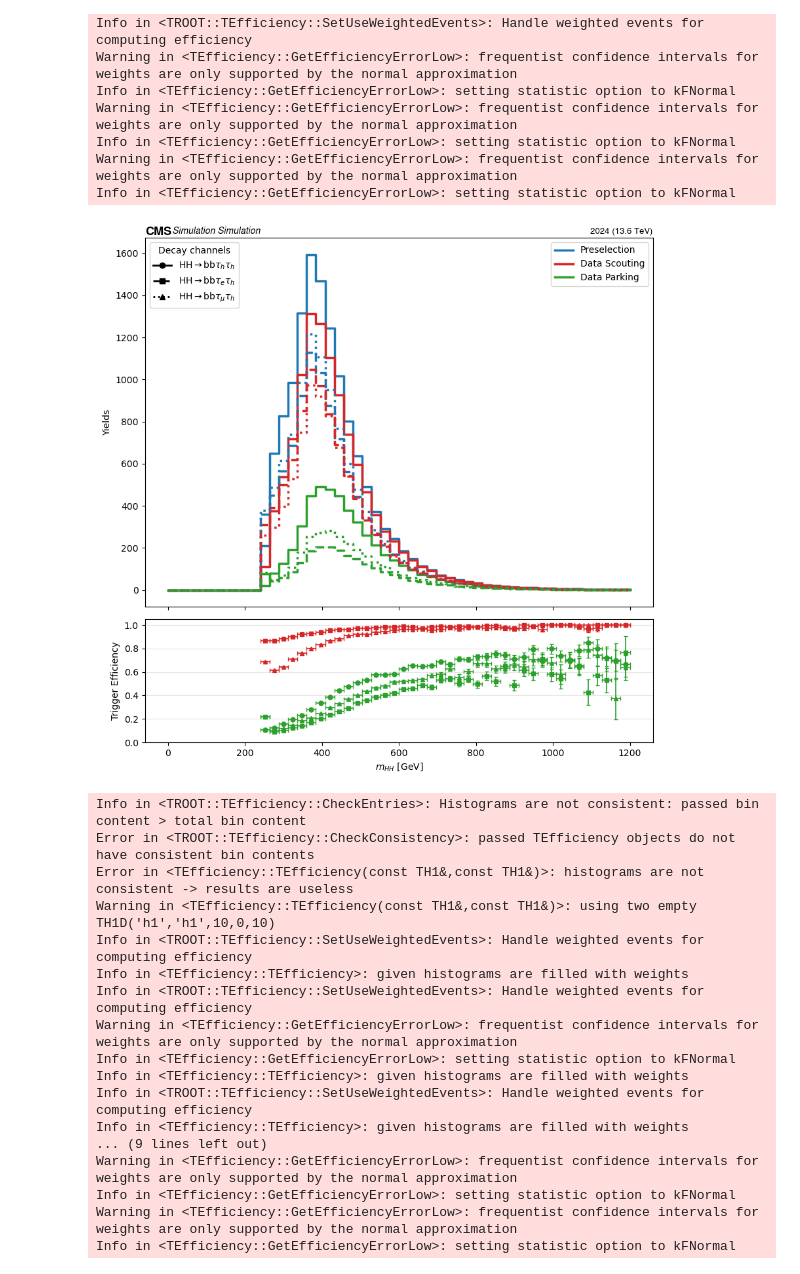
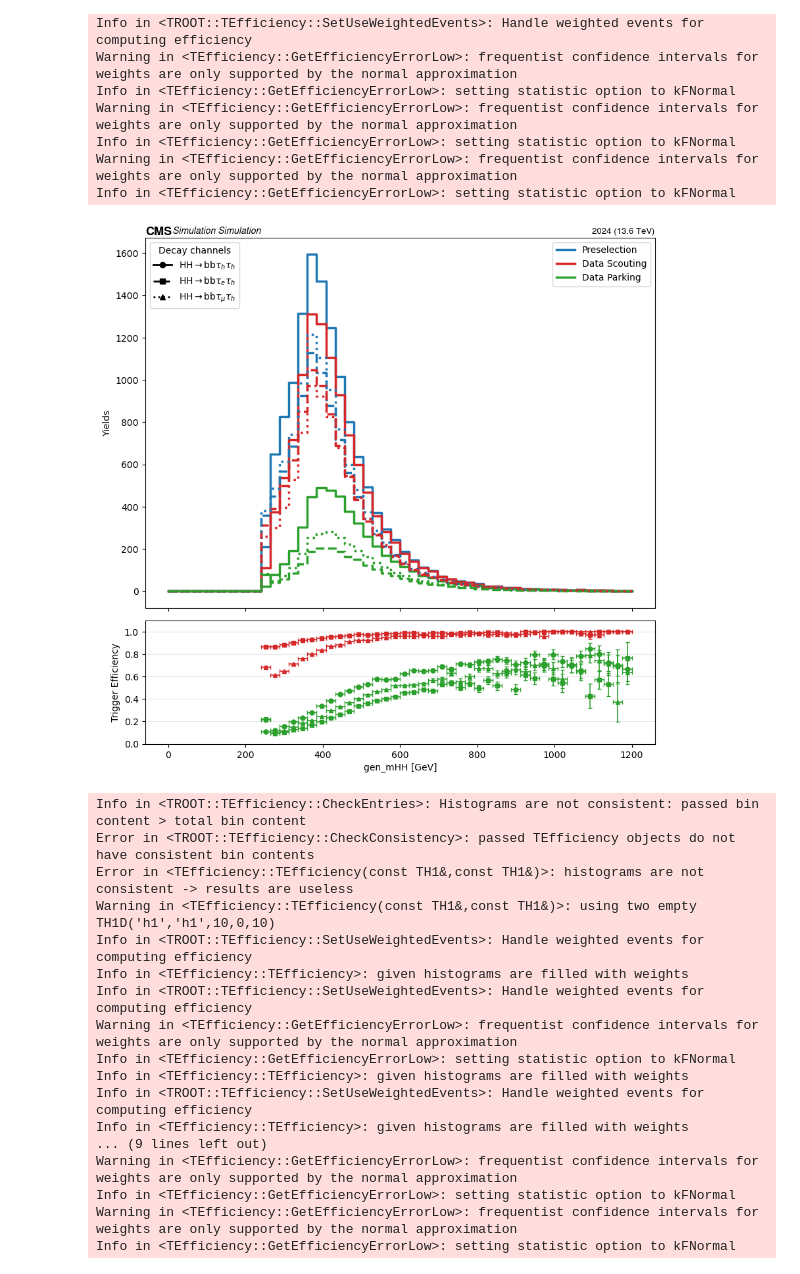
Before and after one commit to mhuwiler/Ana, a Jupyter notebook: Selection.ipynb, the cells around one changed output. Saved outputs shown, nothing was run; the diff lists cells and outputs as text; code cells hidden in the pictures.

```diff
--- a/Selection.ipynb
+++ b/Selection.ipynb
@@ -305,0 +313,21 @@ sig_df = sig_df.Define("w", "genWeight")
+# %%
+dy_df = (dy_df
+    .Define("ak8_pt0", "ScoutingFatPFJetRecluster_pt[0]")
+    .Define("ak8_pt1", "ScoutingFatPFJetRecluster_pt[1]")
+    .Define("ak4_pt0", "ScoutingPFJetRecluster_pt[0]")
+    .Define("ak4_pt1", "ScoutingPFJetRecluster_pt[1]")
+)
+
+tt_df = (tt_df
+    .Define("ak8_pt0", "ScoutingFatPFJetRecluster_pt[0]")
+    .Define("ak8_pt1", "ScoutingFatPFJetRecluster_pt[1]")
+    .Define("ak4_pt0", "ScoutingPFJetRecluster_pt[0]")
+    .Define("ak4_pt1", "ScoutingPFJetRecluster_pt[1]")
+)
+
+sig_df = (sig_df
+    .Define("ak8_pt0", "ScoutingFatPFJetRecluster_pt[0]")
+    .Define("ak8_pt1", "ScoutingFatPFJetRecluster_pt[1]")
+    .Define("ak4_pt0", "ScoutingPFJetRecluster_pt[0]")
+    .Define("ak4_pt1", "ScoutingPFJetRecluster_pt[1]")
+)
@@ -305,0 +408,11 @@ sig_df = sig_df.Define("w", "genWeight")
+# %%
+xmin, xmax = 1.0, 1000.0
+
+min_dy  = dy_df.Filter(f"ak8_pt0 >= {xmin} && ak8_pt0 <= {xmax}").Min("ak8_pt0").GetValue()
+min_tt  = tt_df.Filter(f"ak8_pt0 >= {xmin} && ak8_pt0 <= {xmax}").Min("ak8_pt0").GetValue()
+min_sig = sig_df.Filter(f"ak8_pt0 >= {xmin} && ak8_pt0 <= {xmax}").Min("ak8_pt0").GetValue()
+
+print("Exact minimum ak8_pt0 within range:")
+print("  DY   :", float(min_dy))
+print("  TT   :", float(min_tt))
+print("  SIG  :", float(min_sig))
@@ -594,6 +694,7 @@ def plot_trigger_eff_overlay_channels(
     pre_label="Preselection", trigger_colors=None,
     pre_key="pre",
     pre_color=None,
+    xlabel=None,
 ):
     """
     channels: list of dicts like
@@ -739,9 +840,9 @@ def plot_trigger_eff_overlay_channels(
                 color=color_map[k],
             )
 
-    rax.set_xlabel(r"$m_{HH}$ [GeV]")
+    rax.set_xlabel(xlabel if xlabel is not None else rf"{var} [GeV]")
     rax.set_ylabel("Trigger Efficiency")
-    rax.set_ylim(0.0, 1.05)
+    rax.set_ylim(0.0, 1.1)
     rax.grid(True, axis="y", alpha=0.3)
 
     # --- two legends: channels (styles) and triggers (colors) ---
@@ -843,33 +944,33 @@ PARKING_LEPT_expr   = f"({PARKING_MU_expr} || {PARKING_EG_expr})"
 # %%
 DST_ALL_expr = f"(({DST_MU_expr}) || ({DST_EL_expr}) || ({DST_JetHT_expr}))"
 
 channels = [
     {"key":"hh", "label": r"HH$\rightarrow$bb$\tau_h\tau_h$", "df": sig_df_hh, "ls":"-",  "marker":"o"},
     {"key":"hm", "label": r"HH$\rightarrow$bb$\tau_e\tau_h$", "df": sig_df_hm, "ls":"--", "marker":"s"},
     {"key":"he", "label": r"HH$\rightarrow$bb$\tau_\mu\tau_h$", "df": sig_df_he, "ls":":",  "marker":"^"},
 ]
 
 triggers = [
     {"key":"dst_all", "expr": DST_ALL_expr, "label":"Data Scouting"},
     {"key":"park",  "expr":PARKING_HH_expr, "label":"Data Parking"},
 ]
 
 trigger_colors  = {
     "pre":  "tab:blue",
     "nom":  "tab:orange",
     "park": "tab:green",
     "dst_all":  "tab:red",
 }
 
 fig, ax, rax, out = plot_trigger_eff_overlay_channels(
-    channels, triggers,
+    channels, triggers, var="gen_mHH",
     trigger_colors=trigger_colors,
     nbins=50, xmin=0, xmax=1200,
     figsize=(10, 10),
 )
 plt.show()
 # %% [output]
-[figure, old version]
+[figure, new version]
 Info in <TROOT::TEfficiency::CheckEntries>: Histograms are not consistent: passed bin content > total bin content
 Error in <TROOT::TEfficiency::CheckConsistency>: passed TEfficiency objects do not have consistent bin contents
 Error in <TEfficiency::TEfficiency(const TH1&,const TH1&)>: histograms are not consistent -> results are useless
```
Also changed, not shown: parts of 10 cells of this notebook.
